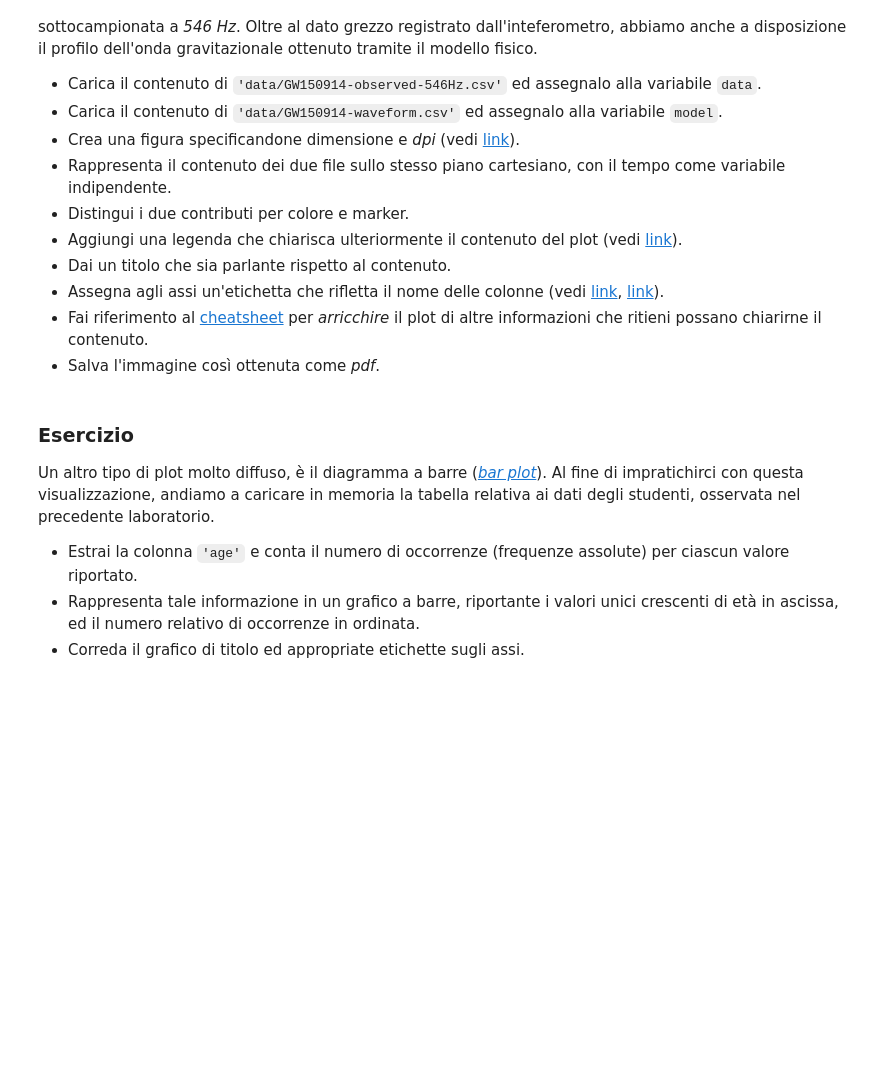
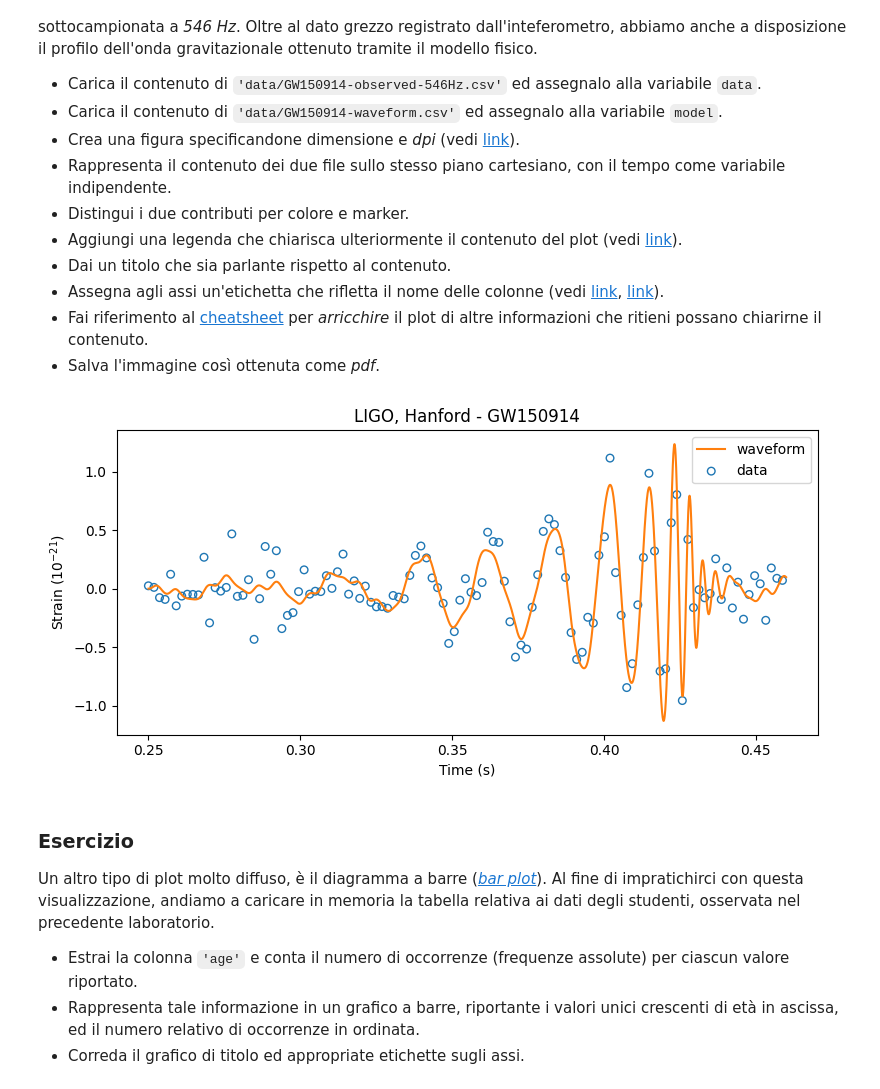
Before and after one commit to advana-hub/modulo-dima-2021, a Jupyter notebook: lezioni/01/soluzioni/lez_1_9_sol_python_intro_matplotlib.ipynb, the cells around one changed output. Saved outputs shown, nothing was run; the diff lists cells and outputs as text; code cells hidden in the pictures; blank space fills up the shorter version.

```diff
--- a/lezioni/01/soluzioni/lez_1_9_sol_python_intro_matplotlib.ipynb
+++ b/lezioni/01/soluzioni/lez_1_9_sol_python_intro_matplotlib.ipynb
@@ -91,19 +107,21 @@ plt.plot(p2[:, 0], p2[:, 1], 'h', color='C1')
 # %%
 import pandas as pd
 
-data = pd.read_csv('data/GW150914-observed-546Hz.csv')
-model = pd.read_csv('data/GW150914-waveform.csv')
+data = pd.read_csv('../data/GW150914-observed-546Hz.csv')
+model = pd.read_csv('../data/GW150914-waveform.csv')
 
 plt.figure(figsize=(8, 4), dpi=100)
 plt.title('LIGO, Hanford - GW150914')
 plt.xlabel('Time (s)')
 plt.ylabel('Strain ($10^{-21}$)')
 plt.scatter(data.values[:,0], data.values[:,1], label='data', linewidth=1,
             alpha=1, s=30, facecolors='none', edgecolors='C0')
 plt.plot(model.values[:,0], model.values[:,1], label='waveform', color='C1')
 plt.legend()
 plt.tight_layout();
 # plt.savefig('GW150914.pdf')
+# %% [output]
+[figure, added]
 # %% [markdown]
 ### Esercizio
 Un altro tipo di plot molto diffuso, è il diagramma a barre ([*bar plot*](https://www.tutorialspoint.com/matplotlib/matplotlib_bar_plot.htm)). Al fine di impratichirci con questa visualizzazione, andiamo a caricare in memoria la tabella relativa ai dati degli studenti, osservata nel precedente laboratorio.
```
Also changed, not shown: parts of 10 cells of this notebook, 2 other files.
